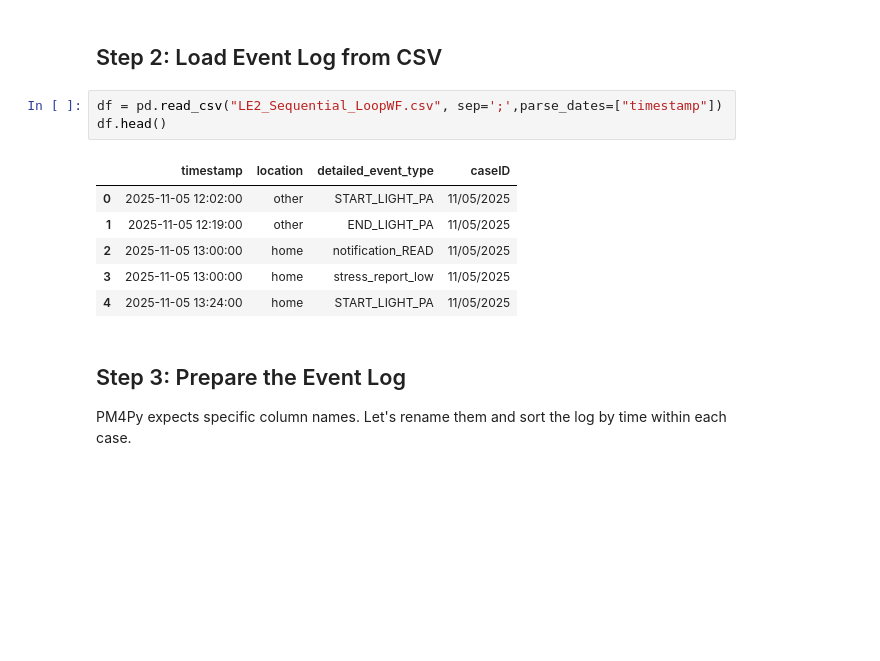
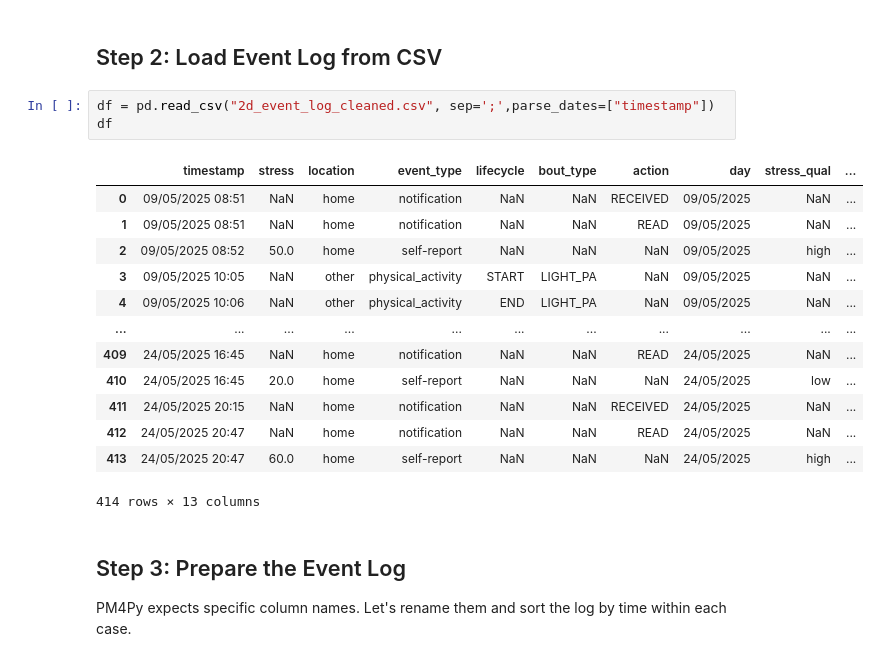
Before and after one commit to MariaInesRibeiro98/GameBus-HealthBehaviorMining, a Jupyter notebook: notebooks/10.4_LearningExample_All_WF.ipynb, the cells around one changed output. Cells and saved outputs as stored; diff of their text form; blank space fills up the shorter version.

```diff
--- a/notebooks/10.4_LearningExample_All_WF.ipynb
+++ b/notebooks/10.4_LearningExample_All_WF.ipynb
@@ -12,15 +12,22 @@ from pm4py.visualization.petri_net import visualizer as pn_visualizer
 # %% [markdown]
 ## Step 2: Load Event Log from CSV
 # %%
-df = pd.read_csv("LE2_Sequential_LoopWF.csv", sep=';',parse_dates=["timestamp"])
-df.head()
+df = pd.read_csv("2d_event_log_cleaned.csv", sep=';',parse_dates=["timestamp"])
+df
 # %% [output]
-|  | timestamp | location | detailed_event_type | caseID |
-| 0 | 2025-11-05 12:02:00 | other | START_LIGHT_PA | 11/05/2025 |
-| 1 | 2025-11-05 12:19:00 | other | END_LIGHT_PA | 11/05/2025 |
-| 2 | 2025-11-05 13:00:00 | home | notification_READ | 11/05/2025 |
-| 3 | 2025-11-05 13:00:00 | home | stress_report_low | 11/05/2025 |
-| 4 | 2025-11-05 13:24:00 | home | START_LIGHT_PA | 11/05/2025 |
+|  | timestamp | stress | location | event_type | lifecycle | bout_type | action | day | stress_qual | ... |
+| 0 | 09/05/2025 08:51 | NaN | home | notification | NaN | NaN | RECEIVED | 09/05/2025 | NaN | ... |
+| 1 | 09/05/2025 08:51 | NaN | home | notification | NaN | NaN | READ | 09/05/2025 | NaN | ... |
+| 2 | 09/05/2025 08:52 | 50.0 | home | self-report | NaN | NaN | NaN | 09/05/2025 | high | ... |
+| 3 | 09/05/2025 10:05 | NaN | other | physical_activity | START | LIGHT_PA | NaN | 09/05/2025 | NaN | ... |
+| 4 | 09/05/2025 10:06 | NaN | other | physical_activity | END | LIGHT_PA | NaN | 09/05/2025 | NaN | ... |
+| ... | ... | ... | ... | ... | ... | ... | ... | ... | ... | ... |
+| 409 | 24/05/2025 16:45 | NaN | home | notification | NaN | NaN | READ | 24/05/2025 | NaN | ... |
+| 410 | 24/05/2025 16:45 | 20.0 | home | self-report | NaN | NaN | NaN | 24/05/2025 | low | ... |
+| 411 | 24/05/2025 20:15 | NaN | home | notification | NaN | NaN | RECEIVED | 24/05/2025 | NaN | ... |
+| 412 | 24/05/2025 20:47 | NaN | home | notification | NaN | NaN | READ | 24/05/2025 | NaN | ... |
+| 413 | 24/05/2025 20:47 | 60.0 | home | self-report | NaN | NaN | NaN | 24/05/2025 | high | ... |
+414 rows × 13 columns
 # %% [markdown]
 ## Step 3: Prepare the Event Log
 PM4Py expects specific column names. Let's rename them and sort the log by time within each case.
```
Also changed, not shown: parts of 4 cells of this notebook, 21 other files.
